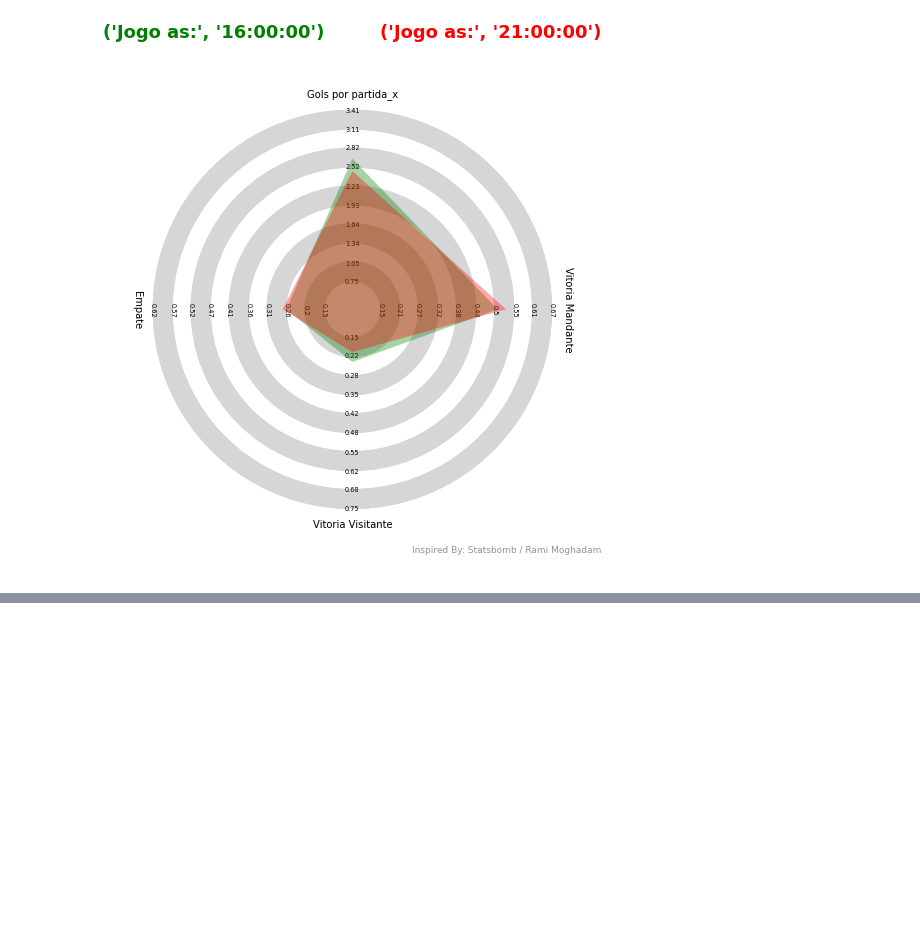
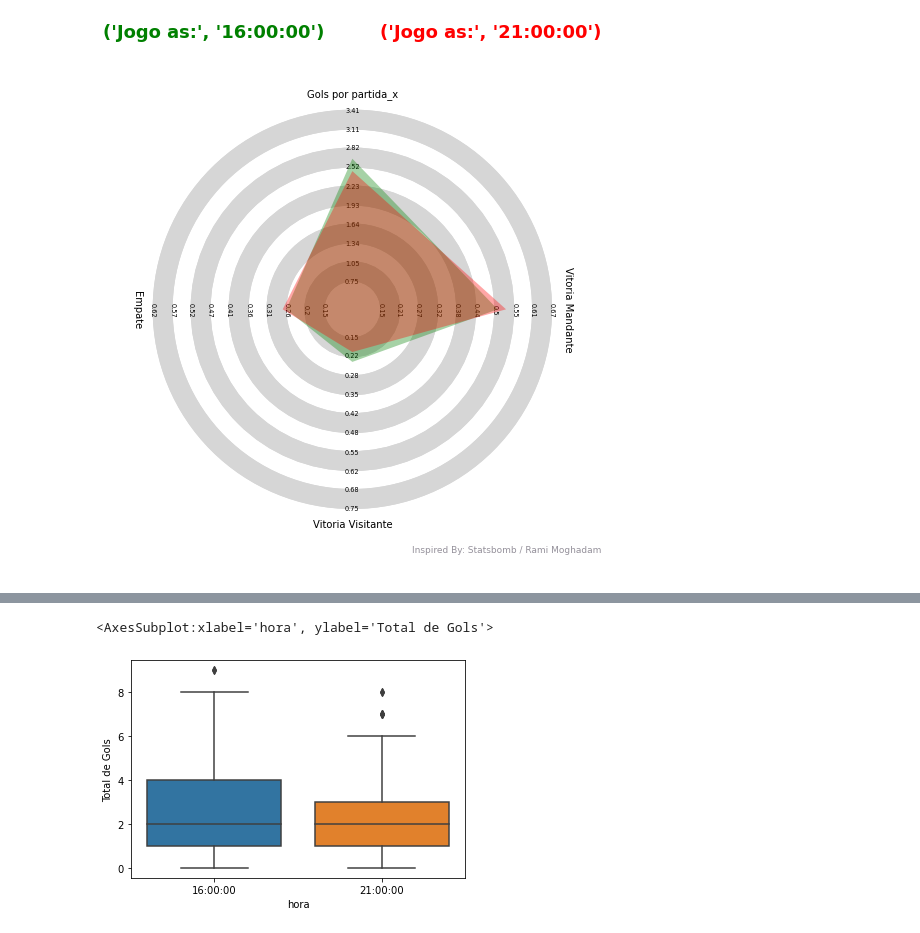
Before and after one commit to victortaouil/Estudos_BI, a Jupyter notebook: Camp_Brasileiro_Analises.ipynb, the cells around one changed output, grey strips where cells are left out. Drawn from its saved outputs; the diff is of its cells as text; code cells hidden in the pictures; blank space fills up the shorter version.

```diff
--- a/Camp_Brasileiro_Analises.ipynb
+++ b/Camp_Brasileiro_Analises.ipynb
@@ -256,0 +272,7 @@ radar_color = ['green','red'], alphas = [0.35, 0.35], title = title, compare = T
+# %%
+#Plotando o grafico boxplot para entender de forma comparativa como se da a densidade do total de gols em cada horario de jogo.
+
+sns.boxplot( x = df_gols_dist['hora'], y = df_gols_dist['Total de Gols'])
+# %% [output]
+<AxesSubplot:xlabel='hora', ylabel='Total de Gols'>
+[figure, added]
```
Also changed, not shown: parts of 4 cells of this notebook.
